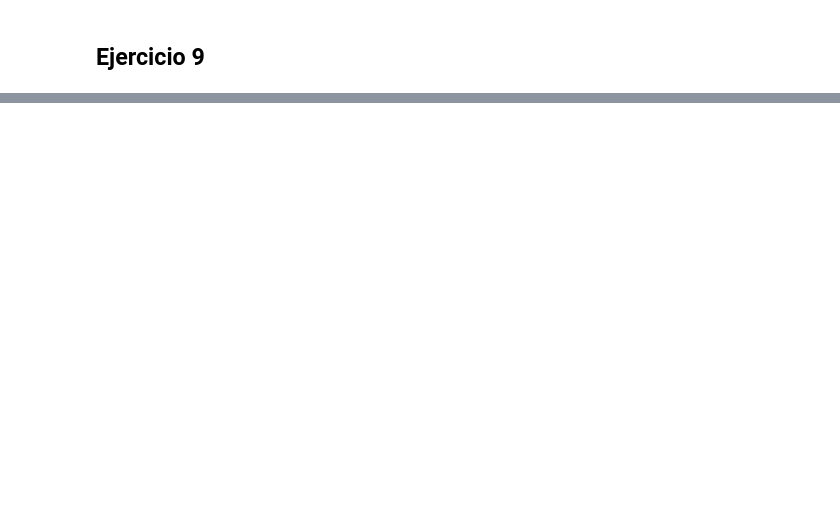
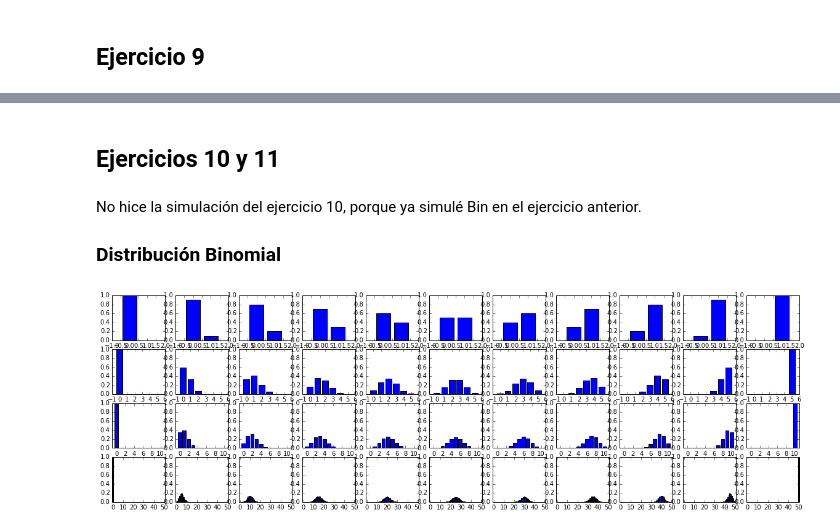
Before and after one commit to spelufo/apuntes-pye, a Jupyter notebook: Práctico 4 - Distribuciones Discretas.ipynb, the cells around one changed output, grey strips where cells are left out. Drawn from its saved outputs; the diff is of its cells as text; code cells hidden in the pictures; blank space fills up the shorter version.

```diff
--- a/Práctico 4 - Distribuciones Discretas.ipynb
+++ b/Práctico 4 - Distribuciones Discretas.ipynb
@@ -246,0 +264,22 @@ print "3", BinNeg(10,quistes_poblacion)(11)*Bin(10,higado_quistes)(4)
+# %% [markdown]
+## Ejercicios 10 y 11
+# %% [markdown]
+No hice la simulación del ejercicio 10, porque ya simulé Bin en el ejercicio anterior.
+
+### Distribución Binomial
+# %%
+fig = plt.figure(figsize=(20,6))
+plotnum = 1
+N = [1,5,10,50]
+for n in N:
+    for p in np.linspace(0,1,11):
+        ax = fig.add_subplot(len(N),11,plotnum)
+        ax.set_xlim(-1,n+1)
+        ax.set_ylim(0,1)
+        plotnum += 1
+        K = range(n+1)
+        ax.bar(K, [Bin(n,p)(k) for k in K], align="center")
+
+plt.show()
+# %% [output]
+[figure, added]
```
Also changed, not shown: parts of 10 cells of this notebook, 1 other file.
